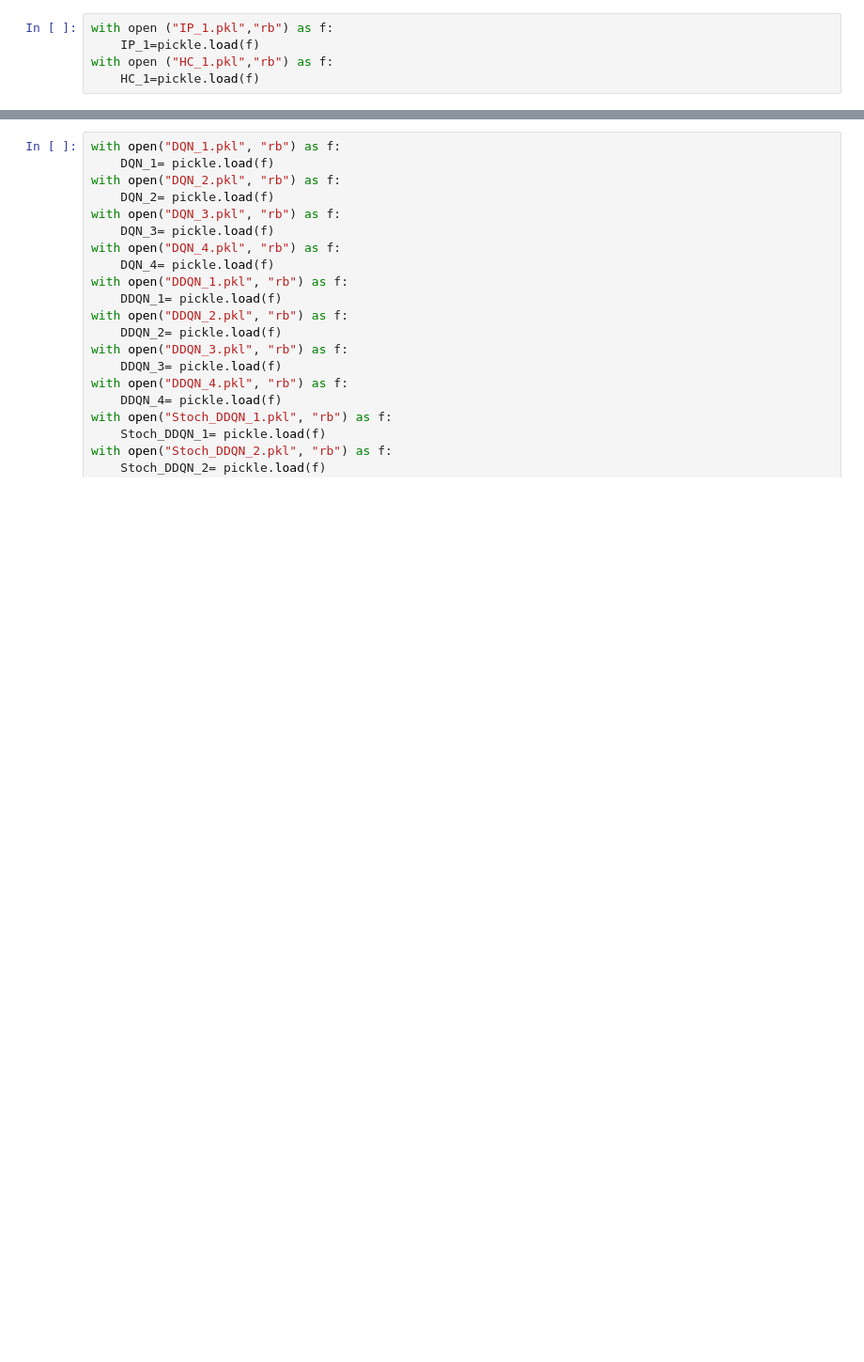
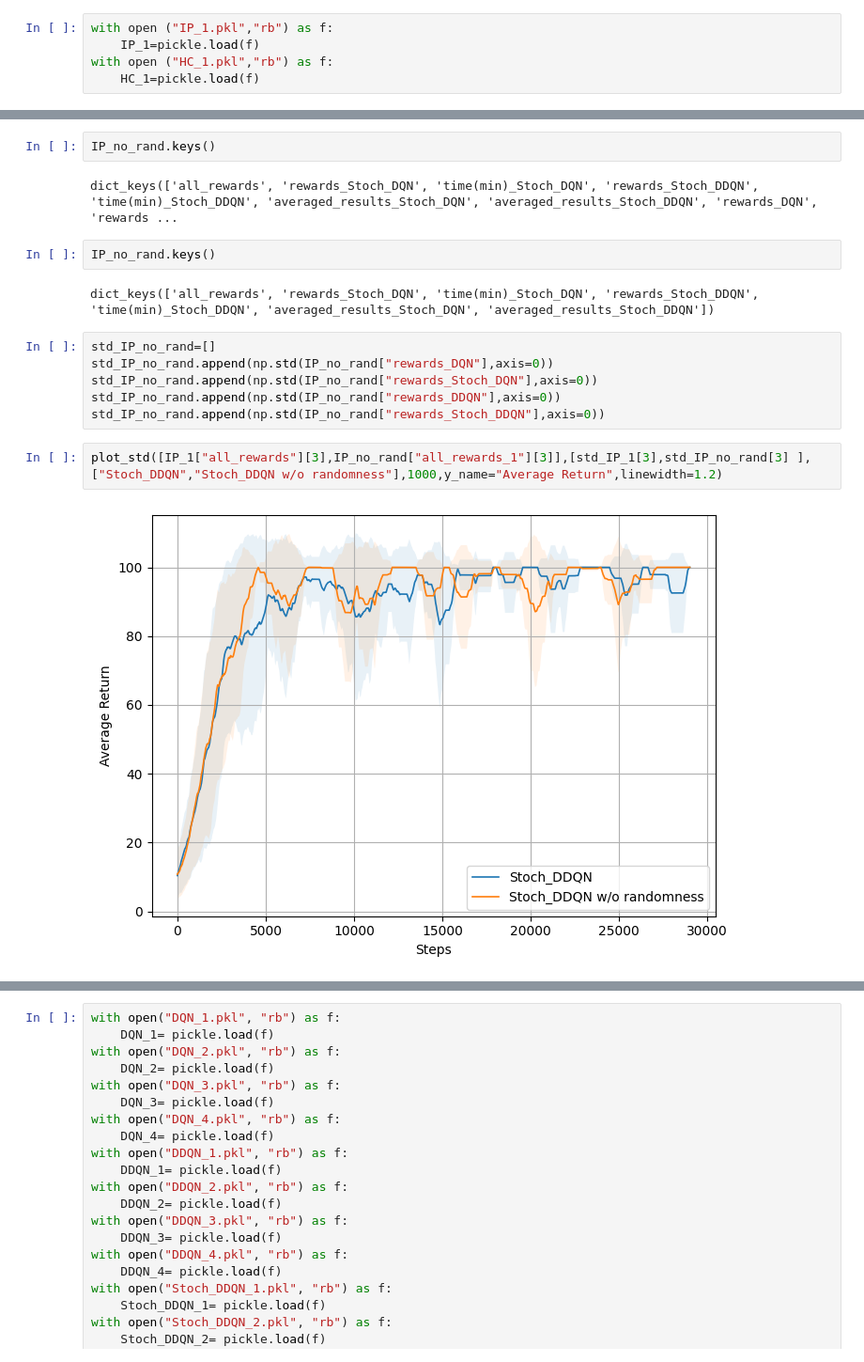
Before and after one commit to Tarik-com/Stochastic-Q-learning, a Jupyter notebook: Experiments.ipynb, the cells around one changed output, grey strips where cells are left out. Shown at 94% size. Saved outputs shown, nothing was run; the diff lists cells and outputs as text; blank space fills up the shorter version.

```diff
--- a/Experiments.ipynb
+++ b/Experiments.ipynb
@@ -109,0 +91,18 @@ one_plot_1([results["all_rewards"][i][:] for i in range(4)],names,800)
+# %%
+IP_no_rand.keys()
+# %% [output]
+dict_keys(['all_rewards', 'rewards_Stoch_DQN', 'time(min)_Stoch_DQN', 'rewards_Stoch_DDQN', 'time(min)_Stoch_DDQN', 'averaged_results_Stoch_DQN', 'averaged_results_Stoch_DDQN', 'rewards_DQN', 'rewards ...
+# %%
+IP_no_rand.keys()
+# %% [output]
+dict_keys(['all_rewards', 'rewards_Stoch_DQN', 'time(min)_Stoch_DQN', 'rewards_Stoch_DDQN', 'time(min)_Stoch_DDQN', 'averaged_results_Stoch_DQN', 'averaged_results_Stoch_DDQN'])
+# %%
+std_IP_no_rand=[]
+std_IP_no_rand.append(np.std(IP_no_rand["rewards_DQN"],axis=0))
+std_IP_no_rand.append(np.std(IP_no_rand["rewards_Stoch_DQN"],axis=0))
+std_IP_no_rand.append(np.std(IP_no_rand["rewards_DDQN"],axis=0))
+std_IP_no_rand.append(np.std(IP_no_rand["rewards_Stoch_DDQN"],axis=0))
+# %%
+plot_std([IP_1["all_rewards"][3],IP_no_rand["all_rewards_1"][3]],[std_IP_1[3],std_IP_no_rand[3] ],["Stoch_DDQN","Stoch_DDQN w/o randomness"],1000,y_name="Average Return",linewidth=1.2)
+# %% [output]
+[figure, added]
```
Also changed, not shown: parts of 98 cells of this notebook, 6 other files.
